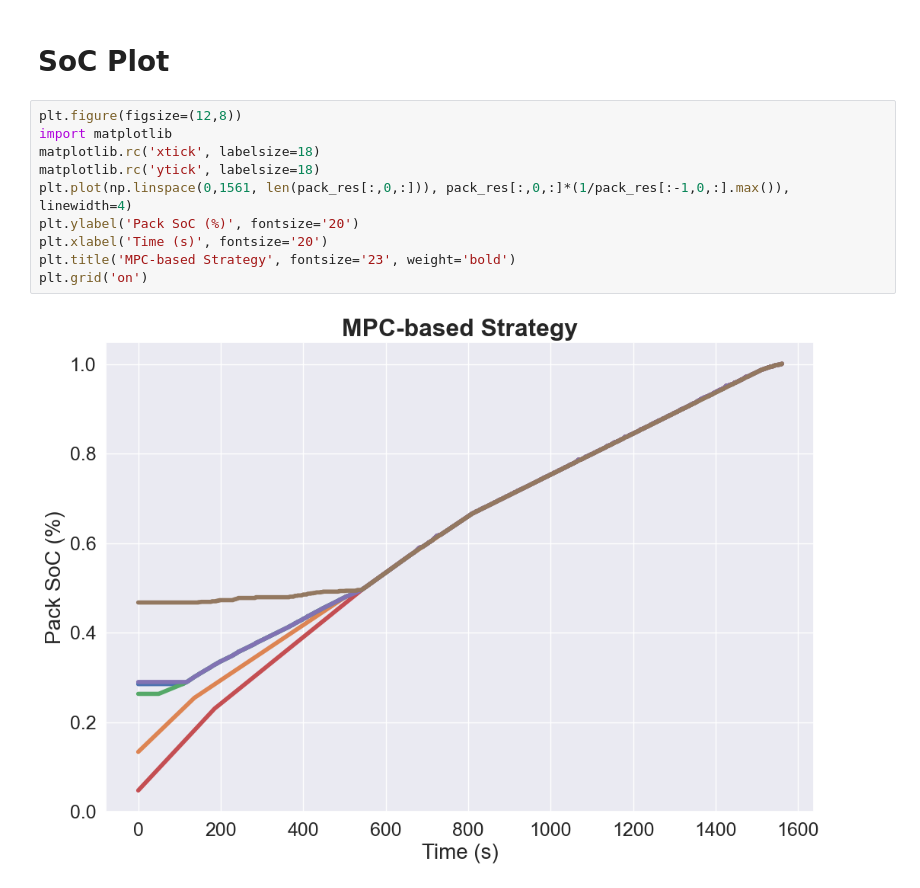
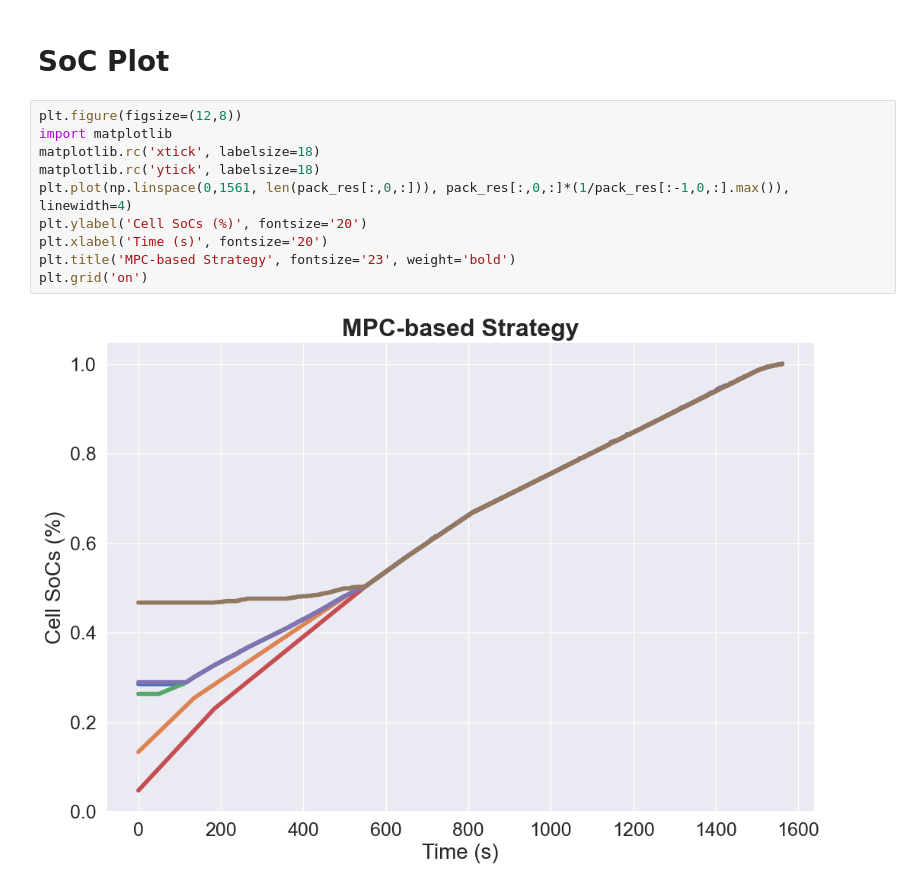
Before and after one commit to amirhosseinh77/Battery-Charging-DRL, a Jupyter notebook: LIB_MPC.ipynb, the cells around one changed output. Saved outputs shown, nothing was run; the diff lists cells and outputs as text.

```diff
--- a/LIB_MPC.ipynb
+++ b/LIB_MPC.ipynb
@@ -119,12 +121,12 @@ plt.grid('on')
 # %%
 plt.figure(figsize=(12,8))
 import matplotlib
 matplotlib.rc('xtick', labelsize=18)
 matplotlib.rc('ytick', labelsize=18)
 plt.plot(np.linspace(0,1561, len(pack_res[:,0,:])), pack_res[:,0,:]*(1/pack_res[:-1,0,:].max()), linewidth=4)
-plt.ylabel('Pack SoC (%)', fontsize='20')
+plt.ylabel('Cell SoCs (%)', fontsize='20')
 plt.xlabel('Time (s)', fontsize='20')
 plt.title('MPC-based Strategy', fontsize='23', weight='bold')
 plt.grid('on')
 # %% [output]
-[figure, old version]
+[figure, new version]
```
Also changed, not shown: parts of 1 cell of this notebook, 3 other files.
